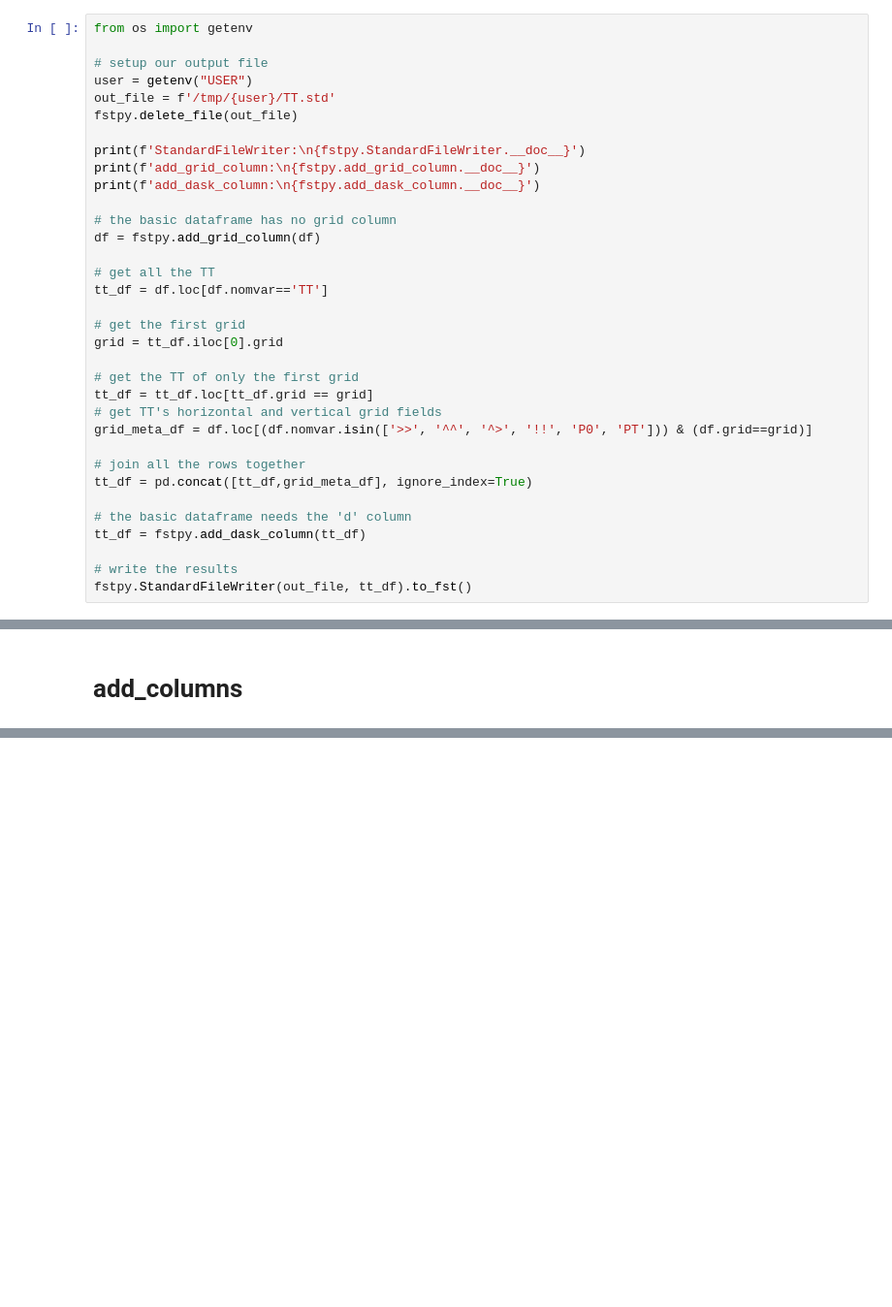
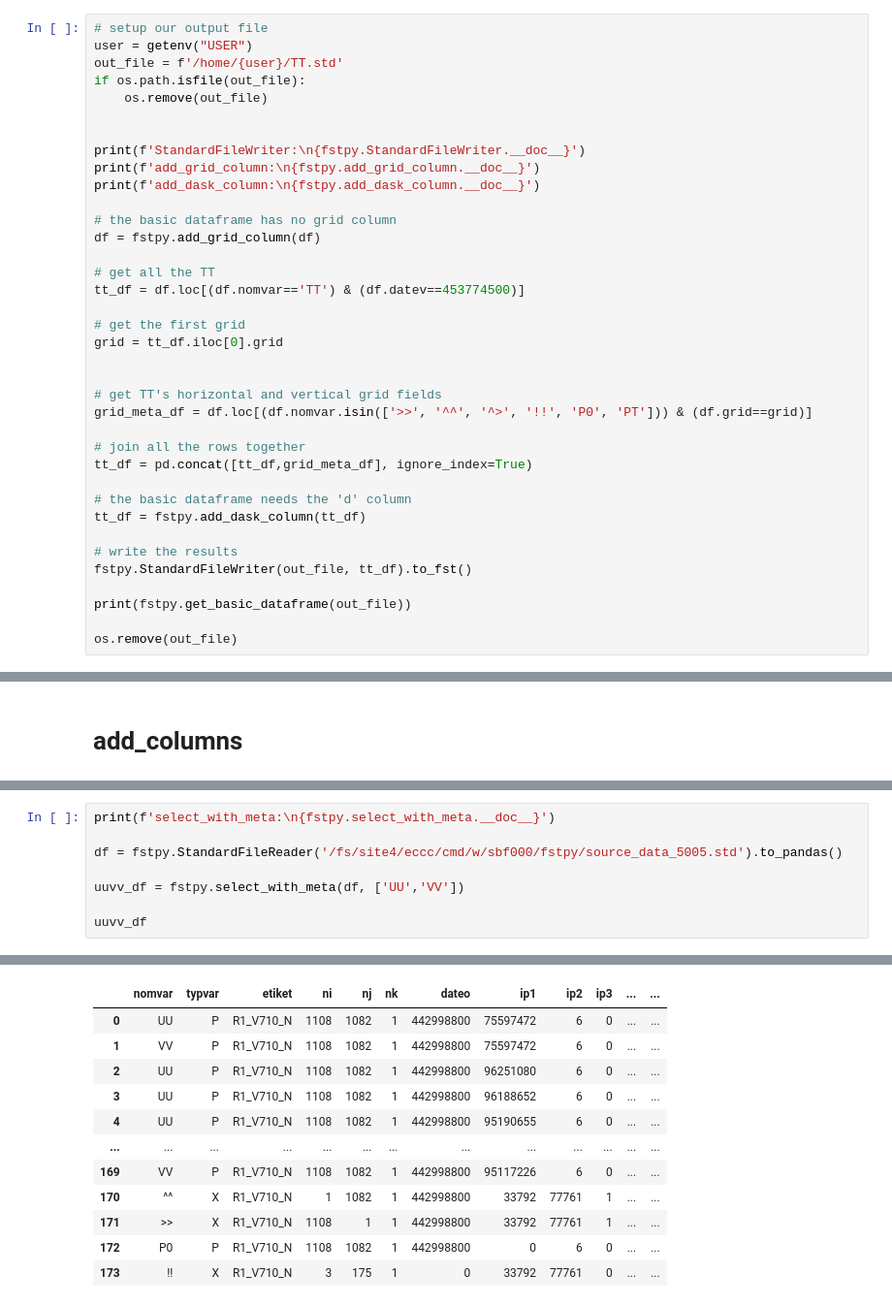
Before and after one commit to sebastiendfortier/fstpy, a Jupyter notebook: doc/Main_functions.ipynb, the cells around one changed output, grey strips where cells are left out. Shown: that part at 97% size. Saved outputs shown, nothing was run; the diff lists cells and outputs as text; blank space fills up the shorter version.

```diff
--- a/doc/Main_functions.ipynb
+++ b/doc/Main_functions.ipynb
@@ -51,12 +127,12 @@ df
 # %% [markdown]
 # StandardFileWriter, add_grid_column, add_dask_column
 # %%
-from os import getenv
-
 # setup our output file
 user = getenv("USER")
-out_file = f'/tmp/{user}/TT.std'
-fstpy.delete_file(out_file)
+out_file = f'/home/{user}/TT.std'
+if os.path.isfile(out_file):
+    os.remove(out_file)
+
 
 print(f'StandardFileWriter:\n{fstpy.StandardFileWriter.__doc__}')
 print(f'add_grid_column:\n{fstpy.add_grid_column.__doc__}')
@@ -66,13 +142,12 @@ print(f'add_dask_column:\n{fstpy.add_dask_column.__doc__}')
 df = fstpy.add_grid_column(df)
 
 # get all the TT
-tt_df = df.loc[df.nomvar=='TT']
+tt_df = df.loc[(df.nomvar=='TT') & (df.datev==453774500)]
 
 # get the first grid
 grid = tt_df.iloc[0].grid
 
-# get the TT of only the first grid
-tt_df = tt_df.loc[tt_df.grid == grid]
+
 # get TT's horizontal and vertical grid fields
 grid_meta_df = df.loc[(df.nomvar.isin(['>>', '^^', '^>', '!!', 'P0', 'PT'])) & (df.grid==grid)]
 
@@ -84,3 +159,7 @@ tt_df = fstpy.add_dask_column(tt_df)
 
 # write the results
 fstpy.StandardFileWriter(out_file, tt_df).to_fst()
+
+print(fstpy.get_basic_dataframe(out_file))
+
+os.remove(out_file)
@@ -101,0 +315,9 @@ df[list(diff)]
+# %%
+print(f'select_with_meta:\n{fstpy.select_with_meta.__doc__}')
+
+df = fstpy.StandardFileReader('/fs/site4/eccc/cmd/w/sbf000/fstpy/source_data_5005.std').to_pandas()
+
+uuvv_df = fstpy.select_with_meta(df, ['UU','VV'])
+
+uuvv_df
+# %% [output]
@@ -101,0 +334,12 @@ df[list(diff)]
+|  | nomvar | typvar | etiket | ni | nj | nk | dateo | ip1 | ip2 | ip3 | ... | ... |
+| 0 | UU | P | R1_V710_N | 1108 | 1082 | 1 | 442998800 | 75597472 | 6 | 0 | ... | ... |
+| 1 | VV | P | R1_V710_N | 1108 | 1082 | 1 | 442998800 | 75597472 | 6 | 0 | ... | ... |
+| 2 | UU | P | R1_V710_N | 1108 | 1082 | 1 | 442998800 | 96251080 | 6 | 0 | ... | ... |
+| 3 | UU | P | R1_V710_N | 1108 | 1082 | 1 | 442998800 | 96188652 | 6 | 0 | ... | ... |
+| 4 | UU | P | R1_V710_N | 1108 | 1082 | 1 | 442998800 | 95190655 | 6 | 0 | ... | ... |
+| ... | ... | ... | ... | ... | ... | ... | ... | ... | ... | ... | ... | ... |
+| 169 | VV | P | R1_V710_N | 1108 | 1082 | 1 | 442998800 | 95117226 | 6 | 0 | ... | ... |
+| 170 | ^^ | X | R1_V710_N | 1 | 1082 | 1 | 442998800 | 33792 | 77761 | 1 | ... | ... |
+| 171 | >> | X | R1_V710_N | 1108 | 1 | 1 | 442998800 | 33792 | 77761 | 1 | ... | ... |
+| 172 | P0 | P | R1_V710_N | 1108 | 1082 | 1 | 442998800 | 0 | 6 | 0 | ... | ... |
+| 173 | !! | X | R1_V710_N | 3 | 175 | 1 | 0 | 33792 | 77761 | 0 | ... | ... |
```
Also changed, not shown: parts of 26 cells of this notebook, 4 other files.
